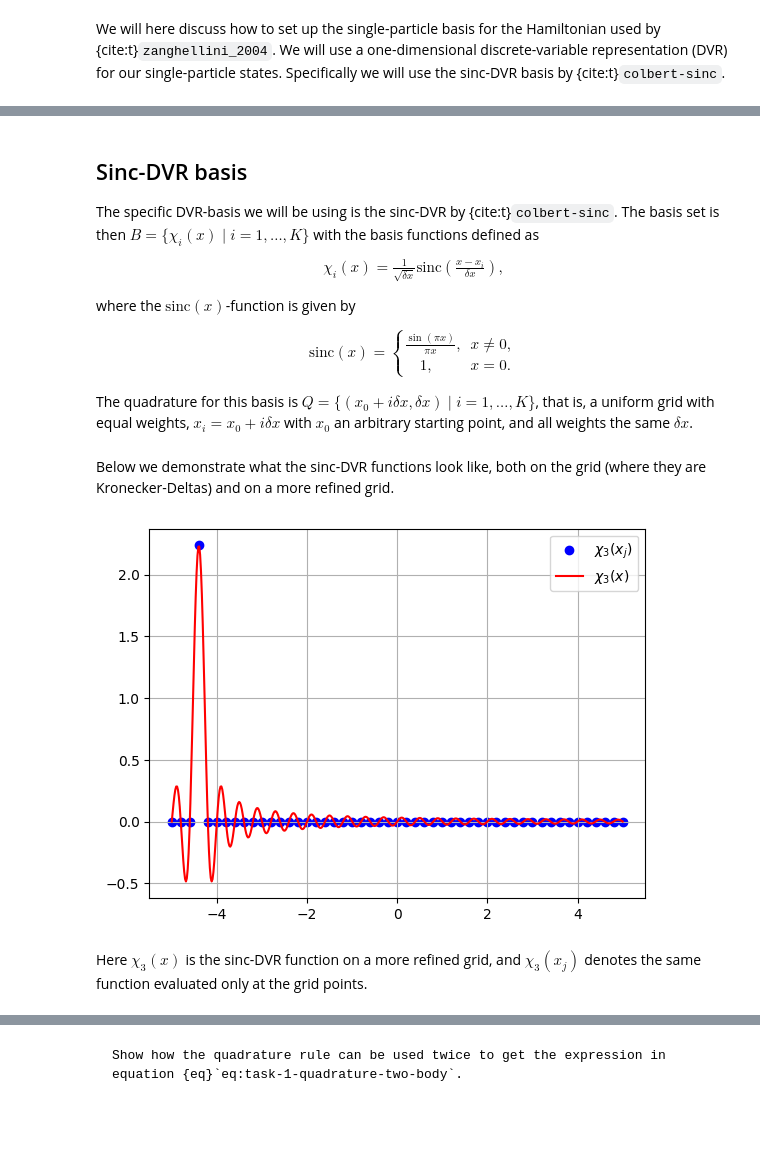
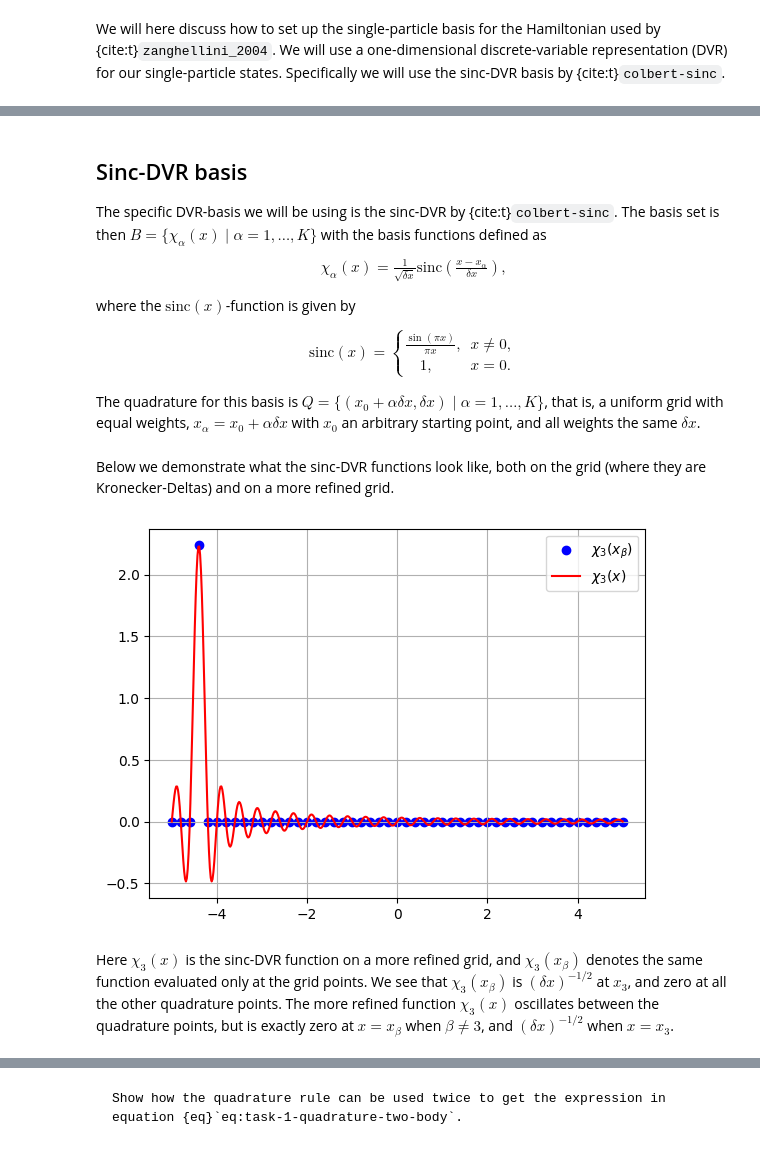
Before and after one commit to Schoyen/tdhf-project-fys4411, a Jupyter notebook: docs/task-1-single-particle-basis.ipynb, the cells around one changed output, grey strips where cells are left out. Drawn from its saved outputs; the diff is of its cells as text; code cells hidden in the pictures; blank space fills up the shorter version.

Commit message:
Change index labels, and add more text

```diff
--- a/docs/task-1-single-particle-basis.ipynb
+++ b/docs/task-1-single-particle-basis.ipynb
@@ -66,10 +68,10 @@ that is, the matrix elements of the potential operator (with only $\hat{x}$-depe
 # %% [markdown]
 ## Sinc-DVR basis
 
-The specific DVR-basis we will be using is the sinc-DVR by {cite:t}`colbert-sinc`. The basis set is then $B = \{\chi_i(x) \mid i = 1, \dots, K\}$ with the basis functions defined as
+The specific DVR-basis we will be using is the sinc-DVR by {cite:t}`colbert-sinc`. The basis set is then $B = \{\chi_{\alpha}(x) \mid \alpha = 1, \dots, K\}$ with the basis functions defined as
 \begin{align*}
-    \chi_i(x) = \frac{1}{\sqrt{\delta x}} \mathrm{sinc}\!\left(
-    \frac{x - x_i}{\delta x}
+    \chi_{\alpha}(x) = \frac{1}{\sqrt{\delta x}} \mathrm{sinc}\!\left(
+    \frac{x - x_{\alpha}}{\delta x}
     \right),
 \end{align*}
 where the $\mathrm{sinc}(x)$-function is given by
@@ -79,16 +81,16 @@ where the $\mathrm{sinc}(x)$-function is given by
         \quad 1, & x = 0.
     \end{cases}
 \end{align*}
-The quadrature for this basis is $Q = \{(x_0 + i\delta x, \delta x) \mid i = 1, \dots, K\}$, that is, a uniform grid  with equal weights, $x_i = x_0 + i \delta x$ with $x_0$ an arbitrary starting point, and all weights the same $\delta x$.
+The quadrature for this basis is $Q = \{(x_0 + \alpha\delta x, \delta x) \mid \alpha = 1, \dots, K\}$, that is, a uniform grid  with equal weights, $x_{\alpha} = x_0 + \alpha \delta x$ with $x_0$ an arbitrary starting point, and all weights the same $\delta x$.
 # %%
 # Class defining a sinc-DVR single-particle function
 class SincDVR:
-    def __init__(self, x_i, dx):
-        self.x_i = x_i
+    def __init__(self, x_a, dx):
+        self.x_a = x_a
         self.dx = dx
 
     def __call__(self, x):
-        return np.sinc((x - self.x_i) / self.dx) / np.sqrt(self.dx)
+        return np.sinc((x - self.x_a) / self.dx) / np.sqrt(self.dx)
 # %%
 dx = 0.2  # Grid-spacing
 x_min = -5  # Left-most side of the simulation box
@@ -96,24 +98,24 @@ x_max = 5
 num_dvr = int((x_max - x_min) / dx) + 1  # Number of DVR-states
 
 grid = np.linspace(x_min, x_max, num_dvr)  # The uniform quadrature grid
-B = [SincDVR(x_i, dx) for x_i in grid]  # List of callable sinc-DVR functions
+B = [SincDVR(x_a, dx) for x_a in grid]  # List of callable sinc-DVR functions
 # %% [markdown]
 Below we demonstrate what the sinc-DVR functions look like, both on the grid (where they are Kronecker-Deltas) and on a more refined grid.
 # %%
-plt.scatter(grid, B[3](grid), color="b", label=r"$\chi_3(x_j)$")
+plt.scatter(grid, B[3](grid), color="b", label=r"$\chi_3(x_\beta)$")
 plt.plot(
     (x := np.linspace(x_min, x_max, num_dvr * 10)),
     B[3](x),
     color="r",
     label=r"$\chi_3(x)$",
 )
 plt.grid()
 plt.legend()
 plt.show()
 # %% [output]
-[figure, old version]
+[figure, new version]
 # %% [markdown]
-Here $\chi_3(x)$ is the sinc-DVR function on a more refined grid, and $\chi_3(x_j)$ denotes the same function evaluated only at the grid points.
+Here $\chi_3(x)$ is the sinc-DVR function on a more refined grid, and $\chi_3(x_{\beta})$ denotes the same function evaluated only at the grid points. We see that $\chi_3(x_{\beta})$ is $(\delta x)^{-1/2}$ at $x_3$, and zero at all the other quadrature points. The more refined function $\chi_3(x)$ oscillates between the quadrature points, but is exactly zero at $x = x_{\beta}$ when $\beta \neq 3$, and $(\delta x)^{-1/2}$ when $x = x_3$.
 # %% [markdown]
 ### Matrix elements of the Hamiltonian
 
```
Also changed, not shown: parts of 3 cells of this notebook.
